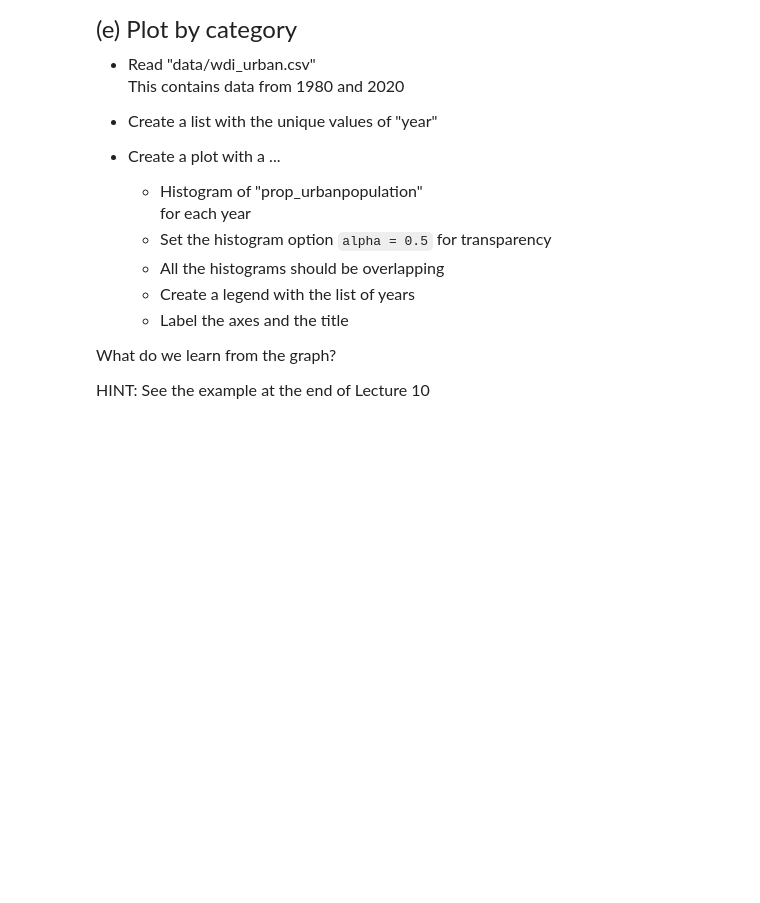
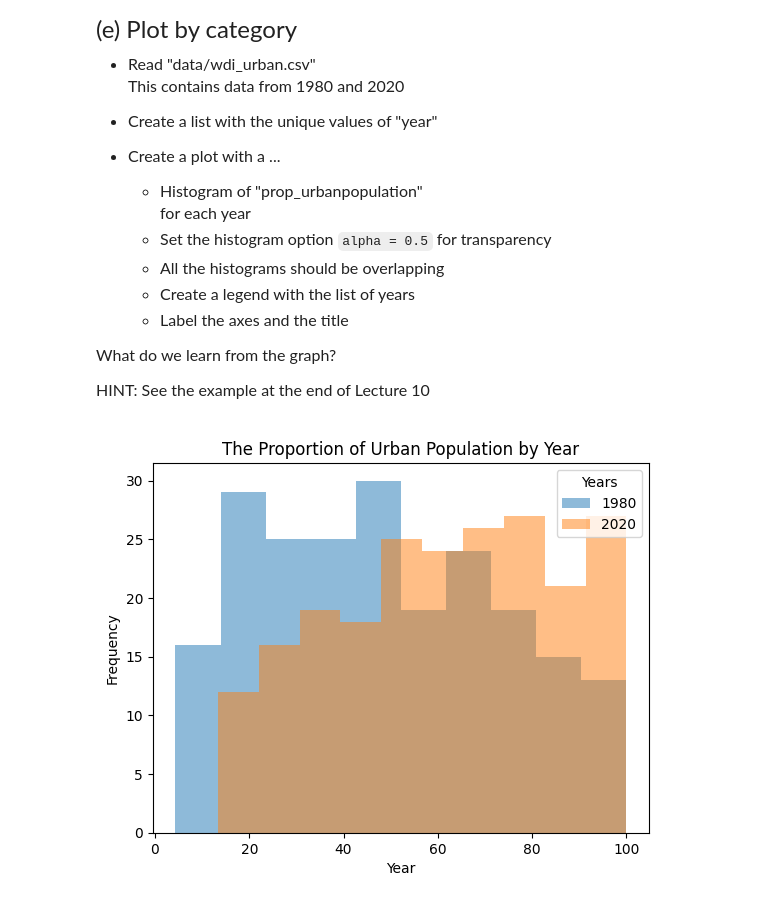
Before and after one commit to M-Roselinsky/emoryqtm151, a Jupyter notebook: HW6/Assignment 6/Assignment 6.ipynb, the cells around one changed output. Drawn from its saved outputs; the diff is of its cells as text; code cells hidden in the pictures; blank space fills up the shorter version.

```diff
--- a/HW6/Assignment 6/Assignment 6.ipynb
+++ b/HW6/Assignment 6/Assignment 6.ipynb
@@ -158,0 +172,19 @@ wdiurban = pd.read_csv("data/wdi_urban.csv")
+# %%
+# Write your own code here
+
+wdiurban = pd.read_csv("data/wdi_urban.csv")
+
+list_year = pd.unique(wdiurban["year"])
+
+for year in list_year:
+    df   = wdiurban.query("year == @year")
+    plt.hist(x = df["prop_urbanpopulation"], alpha = 0.5)
+
+plt.xlabel("Year")
+plt.ylabel("Frequency")
+plt.legend(labels = list_year,
+           title  = "Years")
+plt.title("The Proportion of Urban Population by Year")
+plt.show()
+# %% [output]
+[figure, added]
```
Also changed, not shown: parts of 5 cells of this notebook.
